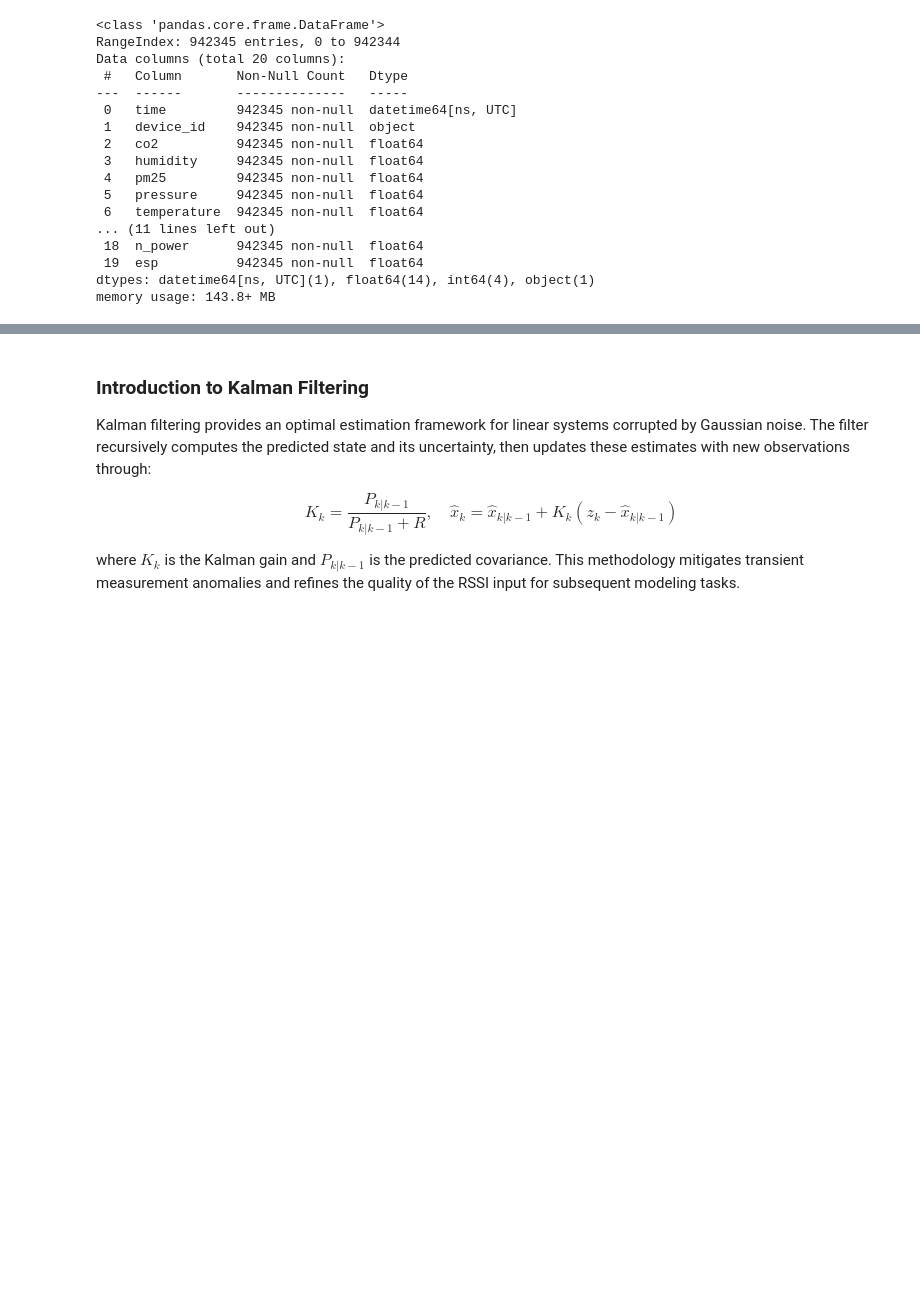
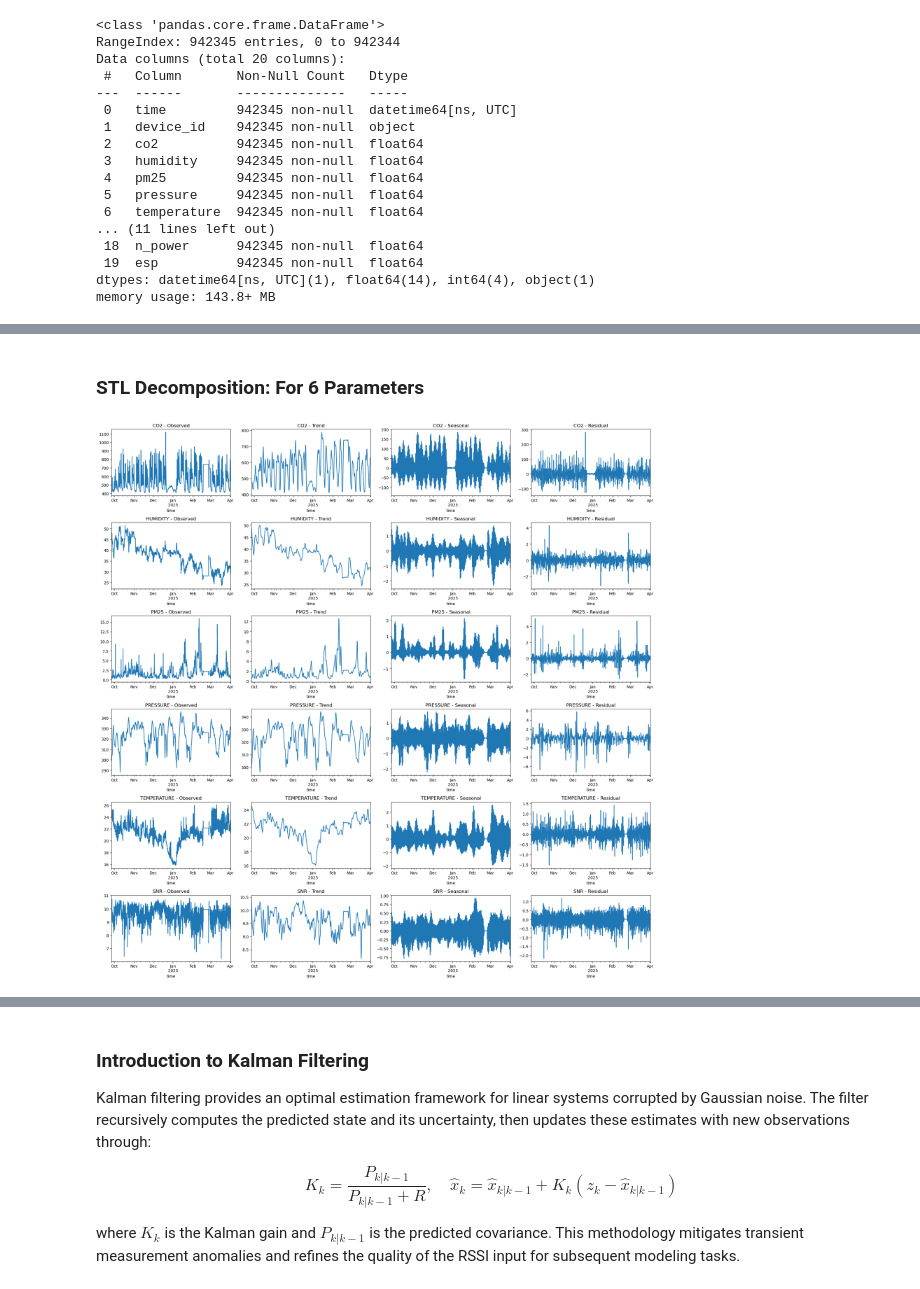
Before and after one commit to nahshonmokua/EnviKal-Loc, a Jupyter notebook: Localization Analysis.ipynb, the cells around one changed output, grey strips where cells are left out. Saved outputs shown, nothing was run; the diff lists cells and outputs as text; code cells hidden in the pictures; blank space fills up the shorter version.

```diff
--- a/Localization Analysis.ipynb
+++ b/Localization Analysis.ipynb
@@ -176,0 +177,27 @@ There is evidence of Granger causality.
+# %% [markdown]
+### STL Decomposition: For 6 Parameters
+# %%
+# List of parameters to analyze
+parameters = ['co2', 'humidity', 'pm25', 'pressure', 'temperature', 'snr']
+
+# Create a figure with 6 rows and 4 columns for subplots
+fig, axes = plt.subplots(nrows=6, ncols=4, figsize=(20, 20))  # We can adjust figure size as needed
+
+# Loop over each parameter to perform STL decomposition and plot the 4 components on the corresponding row.
+for i, param in enumerate(parameters):
+    # Resample the time series (hourly mean) and fill missing values
+    ts = train_df.set_index('time')[param].resample('1h').mean().ffill()
+
+    # Perform STL decomposition with daily seasonality (period=24)
+    stl = STL(ts, period=24).fit()
+
+    # Plot each component in the appropriate column
+    stl.observed.plot(ax=axes[i, 0], title=f'{param.upper()} - Observed')
+    stl.trend.plot(ax=axes[i, 1], title=f'{param.upper()} - Trend')
+    stl.seasonal.plot(ax=axes[i, 2], title=f'{param.upper()} - Seasonal')
+    stl.resid.plot(ax=axes[i, 3], title=f'{param.upper()} - Residual')
+
+plt.tight_layout()
+plt.show()
+# %% [output]
+[figure, added]
```
Also changed, not shown: parts of 7 cells of this notebook.
